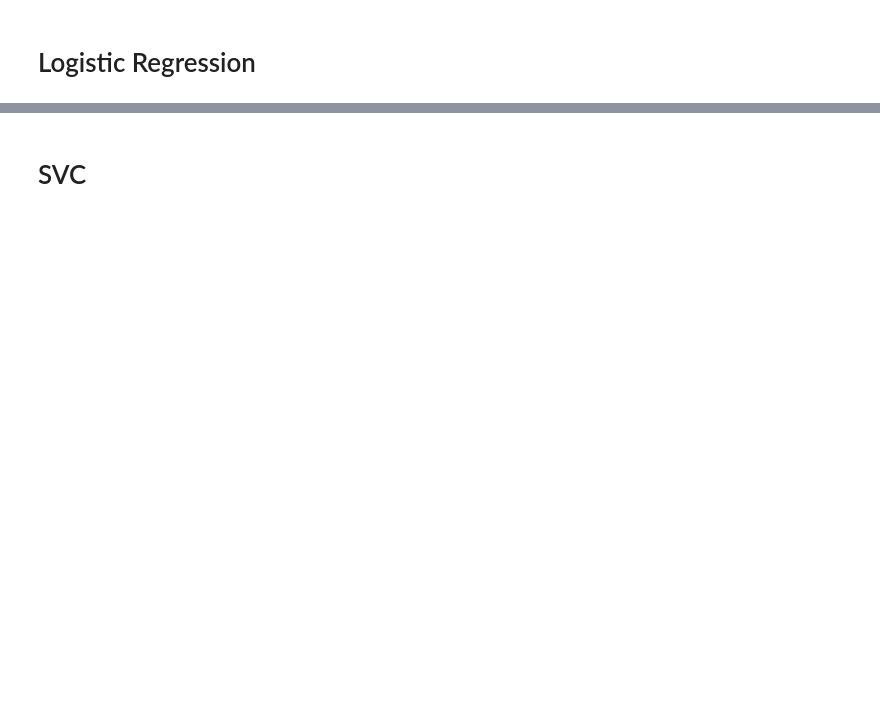
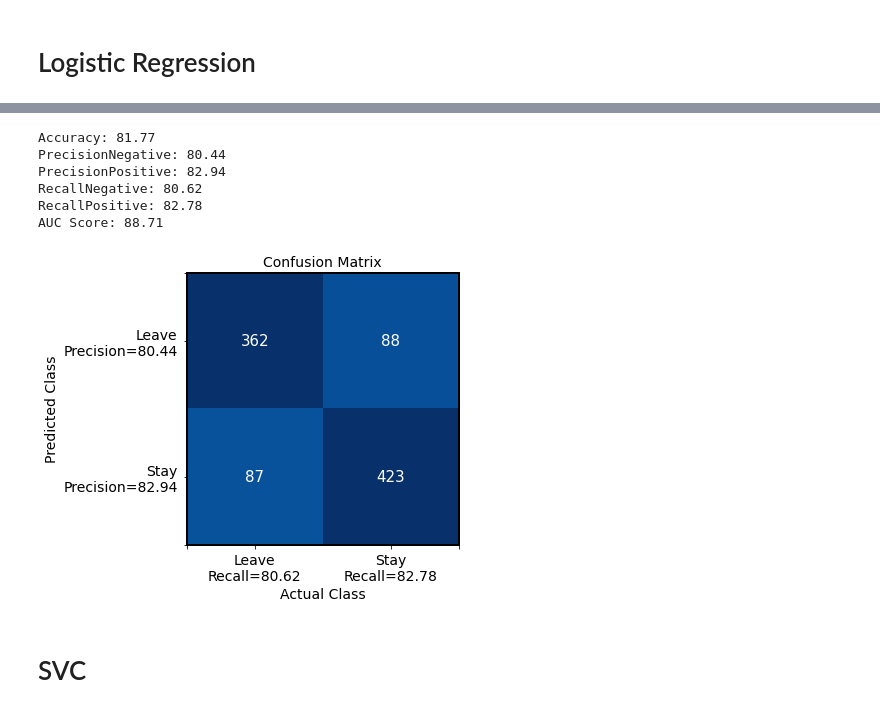
Before and after one commit to greermp/hilton_challenge, a Jupyter notebook: Working.ipynb, the cells around one changed output, grey strips where cells are left out. Cells and saved outputs as stored; diff of their text form; code cells hidden in the pictures; blank space fills up the shorter version.

```diff
--- a/Working.ipynb
+++ b/Working.ipynb
@@ -827,17 +767,25 @@ clfGS.best_estimator_.get_params()
 # %%
-clf = LogisticRegression(solver='liblinear', random_state=0, C=16.768329368110066, penalty='l1').fit(xDat, yDat)
+clf = LogisticRegression(solver='liblinear', random_state=0, C=0.8286427728546842, penalty='l1').fit(xDat, yDat)
 
 predictions = clf.predict(testData)
 predictionProbabilities = clf.predict_proba(testData)
 
 
 
 # Calculate metrics on test set and display them
 lrAUC = calculateMetricsAndPrint(predictions, predictionProbabilities, testLabels)
 
 # Calculate FPR and TPR for use in ROC Curve Variance later on
 falsePositiveRateLR, truePositiveRateLR, _ = roc_curve(testLabels, [item[1] for item in predictionProbabilities])
 trainAccuracy = gbClassifier.score(trainData, trainLabels)
+# %% [output]
+Accuracy: 81.77
+PrecisionNegative: 80.44
+PrecisionPositive: 82.94
+RecallNegative: 80.62
+RecallPositive: 82.78
+AUC Score: 88.71
+[figure, added]
 # %% [markdown]
 # SVC
 # %%
```
Also changed, not shown: parts of 69 cells of this notebook.
